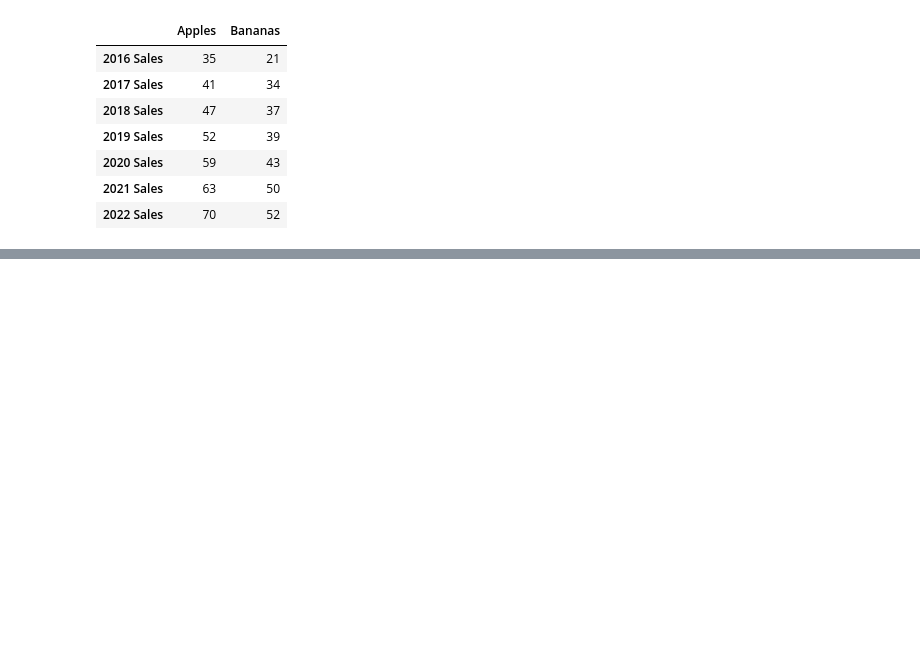
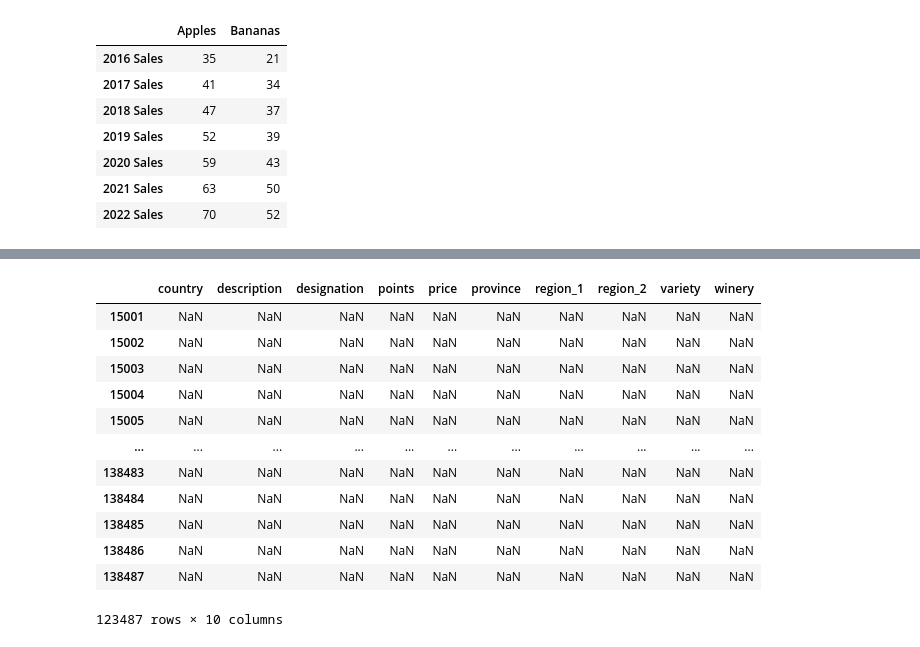
Before and after one commit to mezenka/Pandas_practice, a Jupyter notebook: pandas_kaggle.ipynb, the cells around one changed output, grey strips where cells are left out. Cells and saved outputs as stored; diff of their text form; code cells hidden in the pictures; blank space fills up the shorter version.

```diff
--- a/pandas_kaggle.ipynb
+++ b/pandas_kaggle.ipynb
@@ -182,0 +414,16 @@ fruit_sales.loc[:, ['Apples','Bananas']]
+# %%
+reviews.loc[(reviews.country.isnull()) & (reviews.description.isnull())] # figure out NULLs
+# %% [output]
+|  | country | description | designation | points | price | province | region_1 | region_2 | variety | winery |
+| 15001 | NaN | NaN | NaN | NaN | NaN | NaN | NaN | NaN | NaN | NaN |
+| 15002 | NaN | NaN | NaN | NaN | NaN | NaN | NaN | NaN | NaN | NaN |
+| 15003 | NaN | NaN | NaN | NaN | NaN | NaN | NaN | NaN | NaN | NaN |
+| 15004 | NaN | NaN | NaN | NaN | NaN | NaN | NaN | NaN | NaN | NaN |
+| 15005 | NaN | NaN | NaN | NaN | NaN | NaN | NaN | NaN | NaN | NaN |
+| ... | ... | ... | ... | ... | ... | ... | ... | ... | ... | ... |
+| 138483 | NaN | NaN | NaN | NaN | NaN | NaN | NaN | NaN | NaN | NaN |
+| 138484 | NaN | NaN | NaN | NaN | NaN | NaN | NaN | NaN | NaN | NaN |
+| 138485 | NaN | NaN | NaN | NaN | NaN | NaN | NaN | NaN | NaN | NaN |
+| 138486 | NaN | NaN | NaN | NaN | NaN | NaN | NaN | NaN | NaN | NaN |
+| 138487 | NaN | NaN | NaN | NaN | NaN | NaN | NaN | NaN | NaN | NaN |
+123487 rows × 10 columns
```
Also changed, not shown: parts of 40 cells of this notebook.
